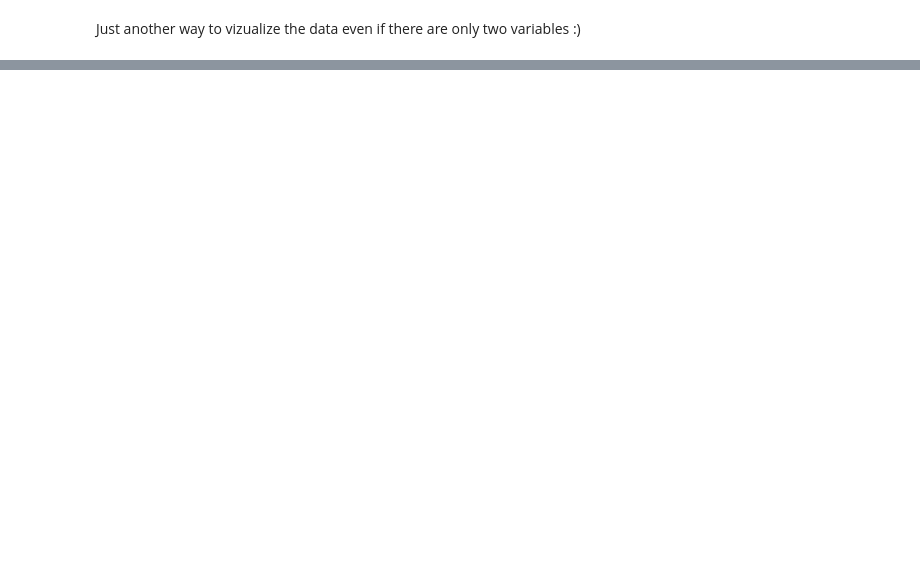
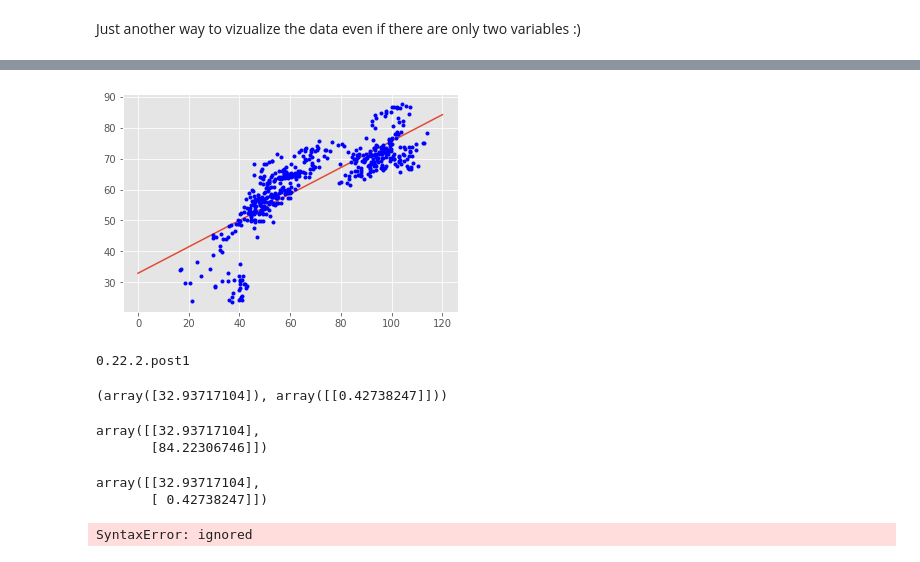
Before and after one commit to Eliesaleh/Linear-Regression, a Jupyter notebook: LinearRegression.ipynb, the cells around one changed output, grey strips where cells are left out. Cells and saved outputs as stored; diff of their text form; code cells hidden in the pictures; blank space fills up the shorter version.

```diff
--- a/LinearRegression.ipynb
+++ b/LinearRegression.ipynb
@@ -339,0 +388,41 @@ Same but with mutiples variables --> multiple exploratory variables with a singl
+# %%
+plt.plot(X_new,y_predict)
+#since we have the prediction at the intercept and the model is linear the red line will identify each element in the interval
+plt.plot(X,y,"b.")
+plt.show()
+# %% [output]
+[figure, added]
+# %%
+import sklearn
+from sklearn.linear_model import LinearRegression
+print (sklearn.__version__)
+lin_reg=LinearRegression()
+#Remember the parenthesis to recall the default constructor!
+lin_reg.fit(X,y)
+lin_reg.intercept_, lin_reg.coef_
+# %% [output]
+0.22.2.post1
+(array([32.93717104]), array([[0.42738247]]))
+# %%
+lin_reg.predict(X_new)
+# %% [output]
+array([[32.93717104],
+       [84.22306746]])
+# %%
+theta_best_svd, residuals, rank, s = np.linalg.lstsq(X_b,y,rcond=1e-6)
+theta_best_svd
+# %% [output]
+array([[32.93717104],
+       [ 0.42738247]])
+# %%
+import numpy as np
+import matplotlib.pyplot as plt
+X= data["Oil Closing Price"]
+X.shape = (2)
+print((X)
+#l=np.random.randn(5,1)
+#print (l)
+y=4+2*X_nouveau[:,[0]]+(5*X_nouveau[:,[1]])+0.5*X_nouveau
+print(y.shape)
+# %% [output]
+SyntaxError: ignored
```
Also changed, not shown: parts of 11 cells of this notebook.
